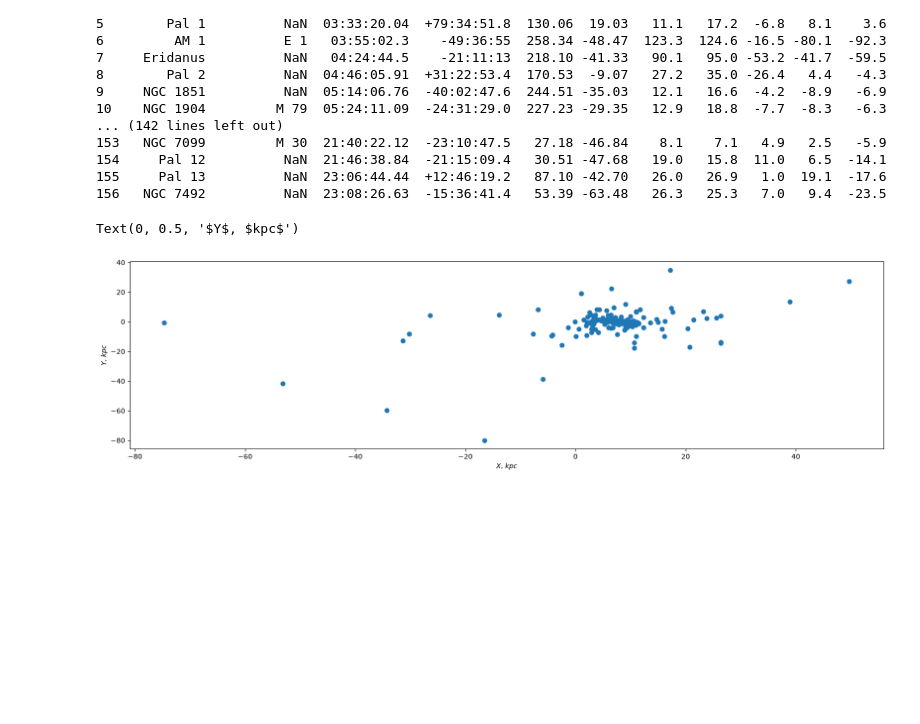
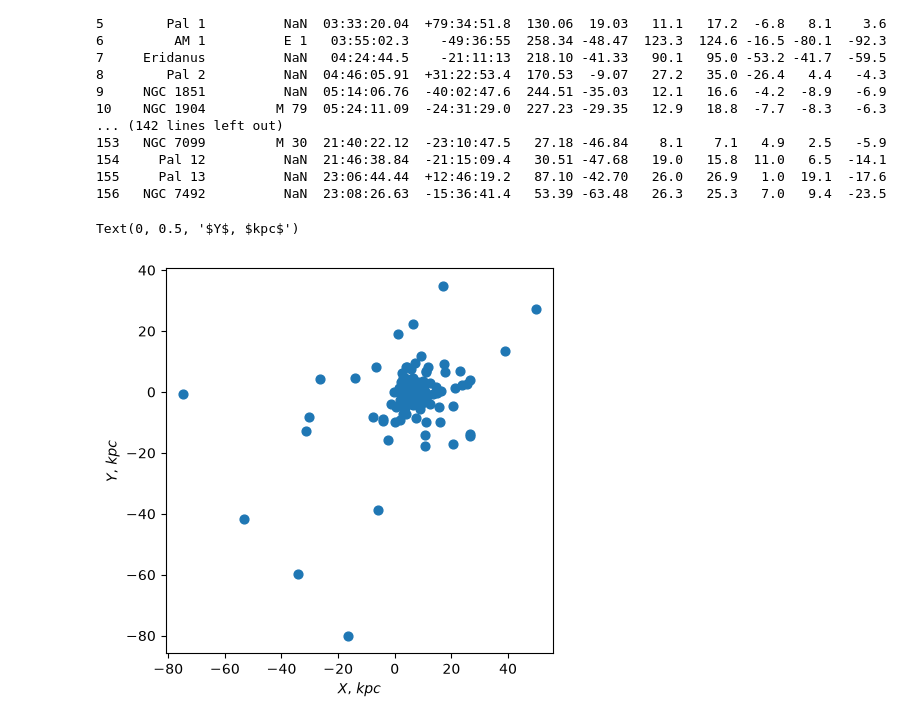
Before and after one commit to stormrealz/PHYS3116_Larawag, a Jupyter notebook: HarrisPartI Data Gathering.ipynb, the cells around one changed output. Saved outputs shown, nothing was run; the diff lists cells and outputs as text; code cells hidden in the pictures; blank space fills up the shorter version.

Commit message:
Update HarrisPartI Data Gathering.ipynb
made the plot look nicer

```diff
--- a/HarrisPartI Data Gathering.ipynb
+++ b/HarrisPartI Data Gathering.ipynb
@@ -65,10 +65,10 @@ print(df.to_string()) # doing this to visualise what I have
 harris_x = harris1['X'] # take the x component
 harris_y = harris1['Y'] # take the y component
 # %%
-fig, axes = plt.subplots(1, figsize=(20, 5)) #I only need one plot
+fig, axes = plt.subplots(1, figsize=(5,5)) #I only need one plot
 xy = axes.scatter(harris_x, harris_y, marker='o', s=40, cmap='viridis') # plot components
 axes.set_xlabel('$X$, $kpc$') # x-axis label
 axes.set_ylabel('$Y$, $kpc$') # y-axis label
 # %% [output]
 Text(0, 0.5, '$Y$, $kpc$')
-[figure, old version]
+[figure, new version]
```
